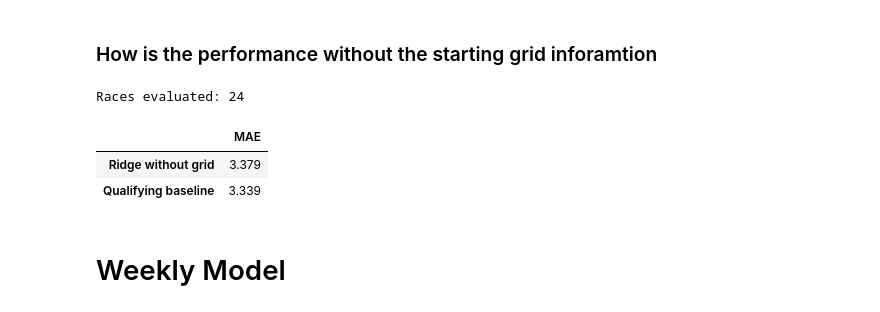
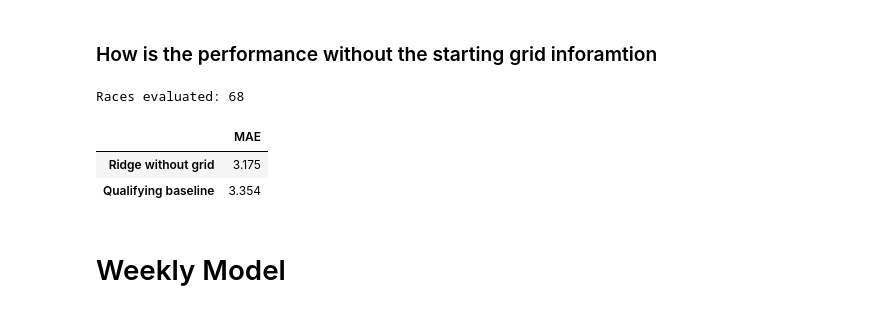
Before and after one commit to ramun-numar/f1-project, a Jupyter notebook: notebooks/analysis.ipynb, the cells around one changed output. Drawn from its saved outputs; the diff is of its cells as text; code cells hidden in the pictures.

```diff
--- a/notebooks/analysis.ipynb
+++ b/notebooks/analysis.ipynb
@@ -1423,7 +1423,7 @@ columns = features.numeric_features + features.categorical_features
 results = []
 
 # evaluate each race separately, including all recorded participants
-evaluation_data = data.loc[data["year"].eq(2025)]
+evaluation_data = data.loc[data["year"].between(2022, 2024)]
 
 for race_id, race in evaluation_data.groupby("raceId"):
     race = race.sort_values("driverId").copy()
@@ -1445,36 +1445,36 @@ for race_id, race in evaluation_data.groupby("raceId"):
     # rank everyone before excluding non-starters from scoring, as we don't know before the race has started, whether they start or not
     race["ridge_score"] = model.predict(race[columns])
     race["ridge_position"] = race["ridge_score"].rank(method="first")
 
     race["baseline_position"] = (
         race["qualificationPositionNumber"]
         .fillna(float("inf"))
         .rank(method="first")
     )
 
     # non-starters have no valid finishing-position target,
     # thus they are omited as they give no interesting informaiton on our model performance
     scored = race.loc[race["finish_fraction"].notna()]
 
     results.append({
         "raceId": race_id,
         "Ridge without grid": (
             scored["ridge_position"] - scored["positionDisplayOrder"]
         ).abs().mean(),
         "Qualifying baseline": (
             scored["baseline_position"] - scored["positionDisplayOrder"]
         ).abs().mean(),
     })
 
 race_errors = pd.DataFrame(results).set_index("raceId")
 
 print("Races evaluated:", len(race_errors))
 display(race_errors.mean().rename("MAE").to_frame().round(3))
 # %% [output]
-Races evaluated: 24
+Races evaluated: 68
 |  | MAE |
-| Ridge without grid | 3.379 |
-| Qualifying baseline | 3.339 |
+| Ridge without grid | 3.175 |
+| Qualifying baseline | 3.354 |
 # %% [markdown]
 # Weekly Model
 # %% [markdown]
```
Also changed, not shown: parts of 6 cells of this notebook, 30 other files.
